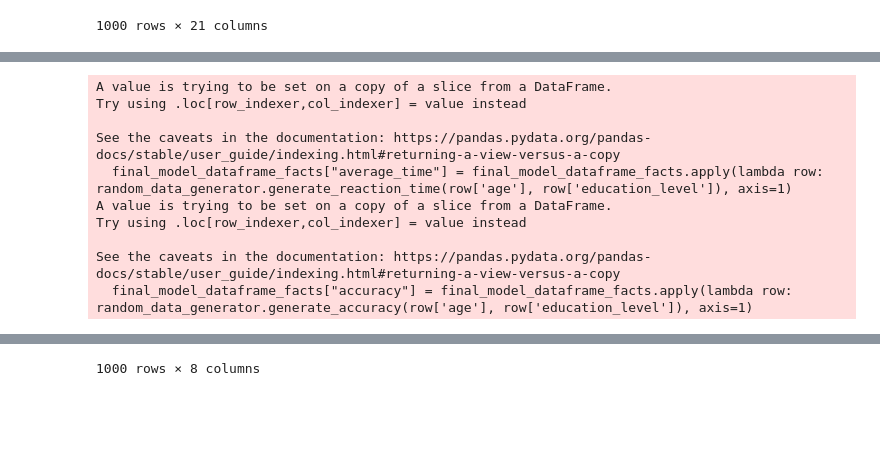
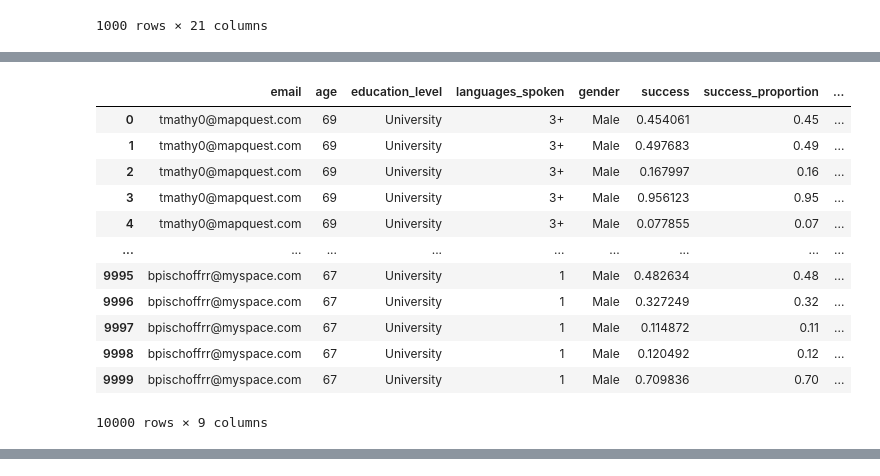
Before and after one commit to carmenvilanova/SeniorTrAIning, a Jupyter notebook: main_data/notebooks/main_notebook.ipynb, the cells around one changed output, grey strips where cells are left out. Drawn from its saved outputs; the diff is of its cells as text; code cells hidden in the pictures; blank space fills up the shorter version.

```diff
--- a/main_data/notebooks/main_notebook.ipynb
+++ b/main_data/notebooks/main_notebook.ipynb
@@ -182,16 +194,19 @@ final_model_dataframe_facts = final_model_dataframe
 # %%
 # Make average reaction time and accuracy in game a function of age and education
-final_model_dataframe_facts["average_time"] = final_model_dataframe_facts.apply(lambda row: random_data_generator.generate_reaction_time(row['age'], row['education_level']), axis=1)
-final_model_dataframe_facts["accuracy"] = final_model_dataframe_facts.apply(lambda row: random_data_generator.generate_accuracy(row['age'], row['education_level']), axis=1)
-final_model_dataframe_facts
+merged_dataframe["average_time"] = merged_dataframe.apply(lambda row: random_data_generator.generate_reaction_time(row['age'], row['education_level']), axis=1)
+merged_dataframe["accuracy"] = merged_dataframe.apply(lambda row: random_data_generator.generate_accuracy(row['age'], row['education_level']), axis=1)
+merged_dataframe
 # %% [output]
+|  | email | age | education_level | languages_spoken | gender | success | success_proportion | ... |
+| 0 | tmathy0@mapquest.com | 69 | University | 3+ | Male | 0.454061 | 0.45 | ... |
+| 1 | tmathy0@mapquest.com | 69 | University | 3+ | Male | 0.497683 | 0.49 | ... |
+| 2 | tmathy0@mapquest.com | 69 | University | 3+ | Male | 0.167997 | 0.16 | ... |
+| 3 | tmathy0@mapquest.com | 69 | University | 3+ | Male | 0.956123 | 0.95 | ... |
+| 4 | tmathy0@mapquest.com | 69 | University | 3+ | Male | 0.077855 | 0.07 | ... |
+| ... | ... | ... | ... | ... | ... | ... | ... | ... |
+| 9995 | bpischoffrr@myspace.com | 67 | University | 1 | Male | 0.482634 | 0.48 | ... |
+| 9996 | bpischoffrr@myspace.com | 67 | University | 1 | Male | 0.327249 | 0.32 | ... |
+| 9997 | bpischoffrr@myspace.com | 67 | University | 1 | Male | 0.114872 | 0.11 | ... |
+| 9998 | bpischoffrr@myspace.com | 67 | University | 1 | Male | 0.120492 | 0.12 | ... |
+| 9999 | bpischoffrr@myspace.com | 67 | University | 1 | Male | 0.709836 | 0.70 | ... |
-A value is trying to be set on a copy of a slice from a DataFrame.
-Try using .loc[row_indexer,col_indexer] = value instead
-
-See the caveats in the documentation: https://pandas.pydata.org/pandas-docs/stable/user_guide/indexing.html#returning-a-view-versus-a-copy
-  final_model_dataframe_facts["average_time"] = final_model_dataframe_facts.apply(lambda row: random_data_generator.generate_reaction_time(row['age'], row['education_level']), axis=1)
-A value is trying to be set on a copy of a slice from a DataFrame.
-Try using .loc[row_indexer,col_indexer] = value instead
-
-See the caveats in the documentation: https://pandas.pydata.org/pandas-docs/stable/user_guide/indexing.html#returning-a-view-versus-a-copy
-  final_model_dataframe_facts["accuracy"] = final_model_dataframe_facts.apply(lambda row: random_data_generator.generate_accuracy(row['age'], row['education_level']), axis=1)
+10000 rows × 9 columns
@@ -210 +212,0 @@ See the caveats in the documentation: https://pandas.pydata.org/pandas-docs/stab
-1000 rows × 8 columns
```
Also changed, not shown: parts of 25 cells of this notebook, 2 other files.
